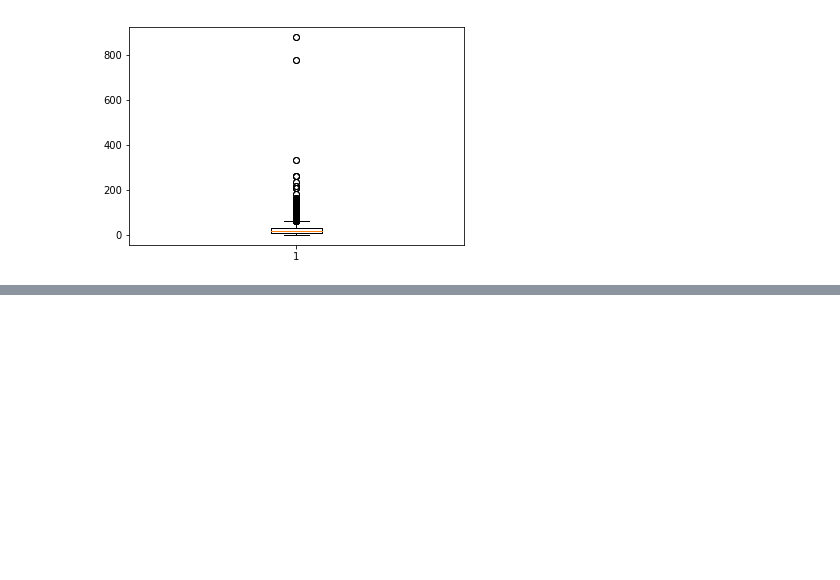
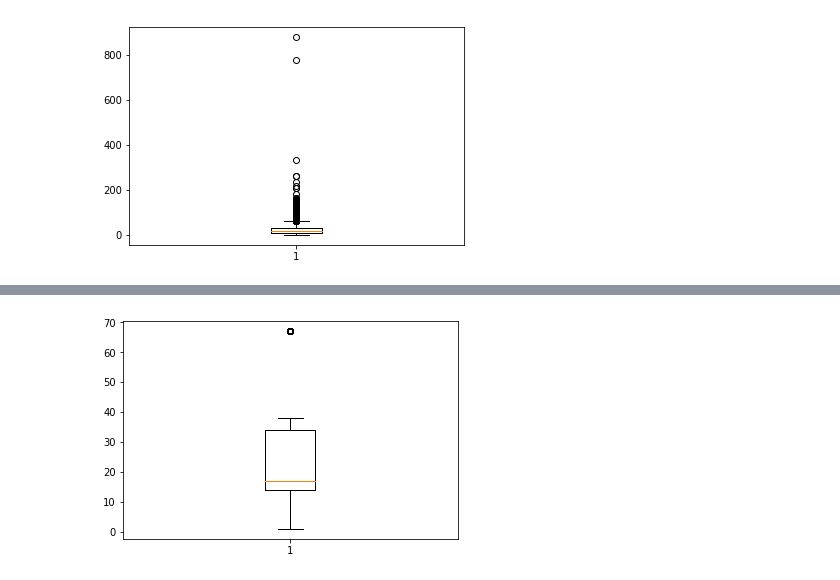
Before and after one commit to bluebread/RRVF-Kaggle, a Jupyter notebook: ZZW_TEST.ipynb, the cells around one changed output, grey strips where cells are left out. Cells and saved outputs as stored; diff of their text form; code cells hidden in the pictures; blank space fills up the shorter version.

```diff
--- a/ZZW_TEST.ipynb
+++ b/ZZW_TEST.ipynb
@@ -309,0 +356,5 @@ plt.show()
+# %%
+plt.boxplot(out)
+plt.show()
+# %% [output]
+[figure, added]
```
Also changed, not shown: parts of 11 cells of this notebook, 4 other files.
